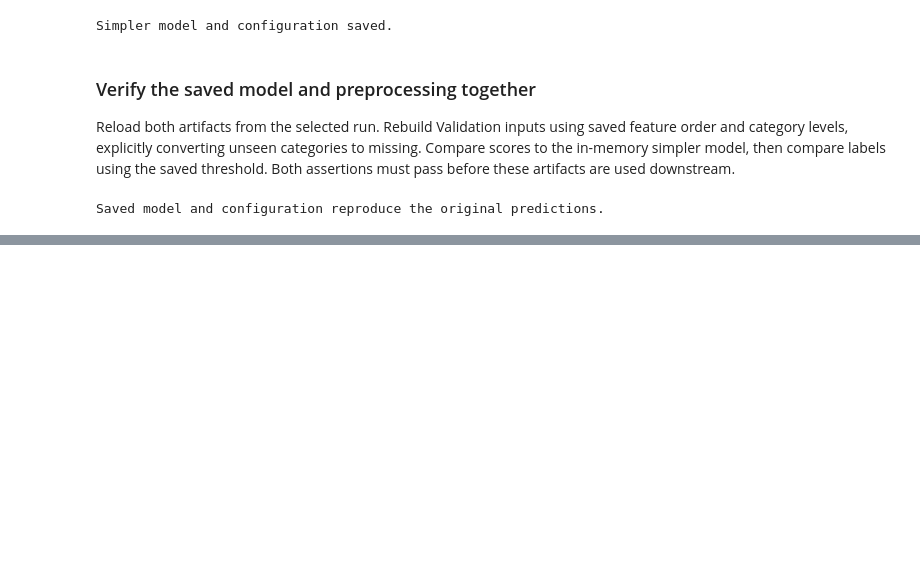
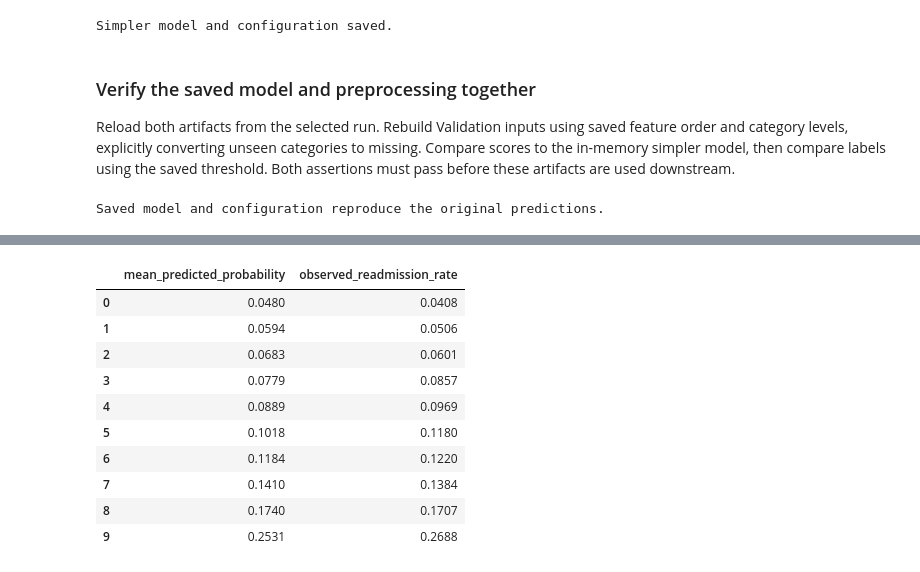
Before and after one commit to AhmadAssi1/healthequity-agent, a Jupyter notebook: notebooks/model_development.ipynb, the cells around one changed output, grey strips where cells are left out. Drawn from its saved outputs; the diff is of its cells as text; code cells hidden in the pictures; blank space fills up the shorter version.

```diff
--- a/notebooks/model_development.ipynb
+++ b/notebooks/model_development.ipynb
@@ -1284,0 +1298,26 @@ Saved model and configuration reproduce the original predictions.
+# %%
+observed_rates, mean_scores = calibration_curve(
+    y_val,
+    simpler_val_scores,
+    n_bins=10,
+    strategy="quantile",
+)
+
+calibration_table = pd.DataFrame({
+    "mean_predicted_probability": mean_scores,
+    "observed_readmission_rate": observed_rates,
+})
+
+calibration_table.round(4)
+# %% [output]
+|  | mean_predicted_probability | observed_readmission_rate |
+| 0 | 0.0480 | 0.0408 |
+| 1 | 0.0594 | 0.0506 |
+| 2 | 0.0683 | 0.0601 |
+| 3 | 0.0779 | 0.0857 |
+| 4 | 0.0889 | 0.0969 |
+| 5 | 0.1018 | 0.1180 |
+| 6 | 0.1184 | 0.1220 |
+| 7 | 0.1410 | 0.1384 |
+| 8 | 0.1740 | 0.1707 |
+| 9 | 0.2531 | 0.2688 |
```
Also changed, not shown: parts of 37 cells of this notebook, 13 other files.
